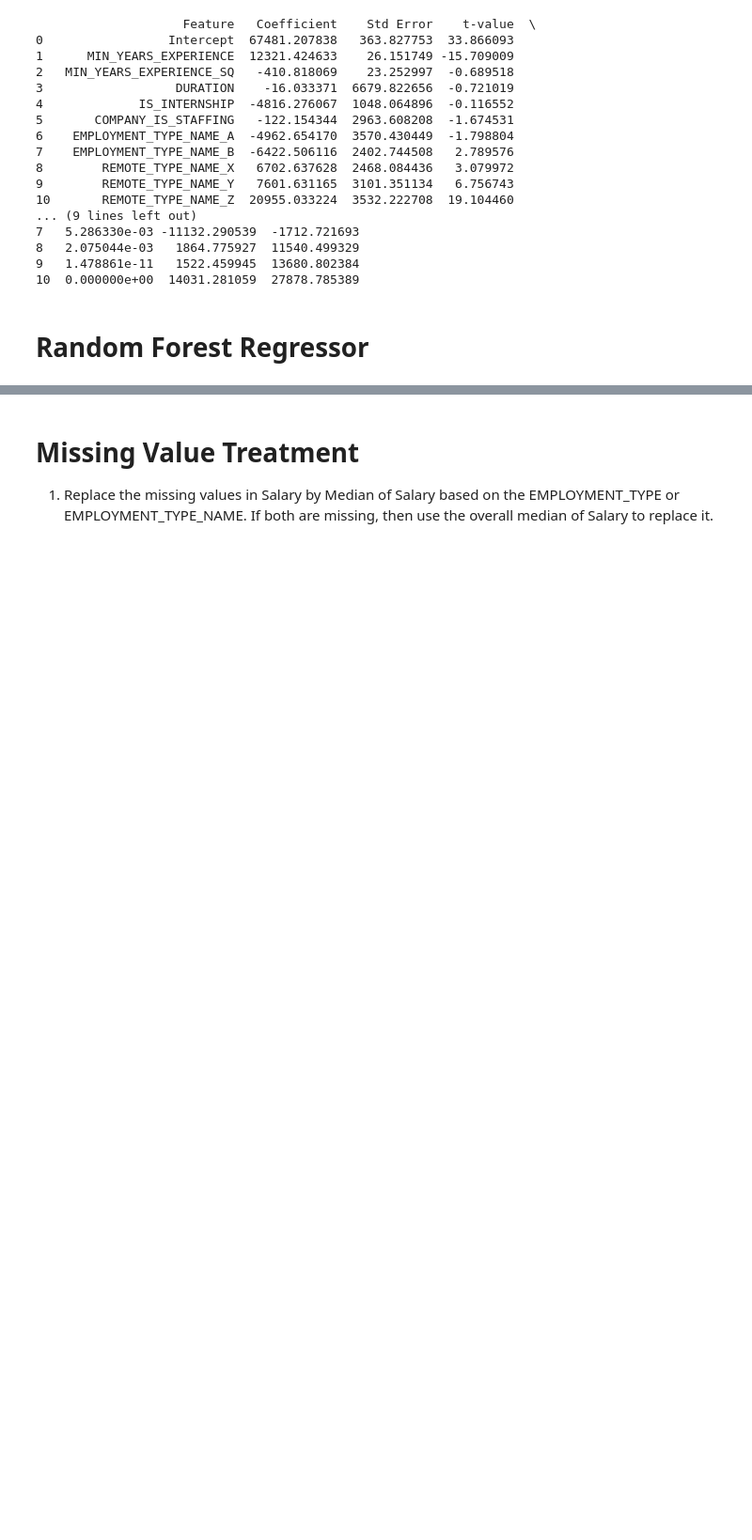
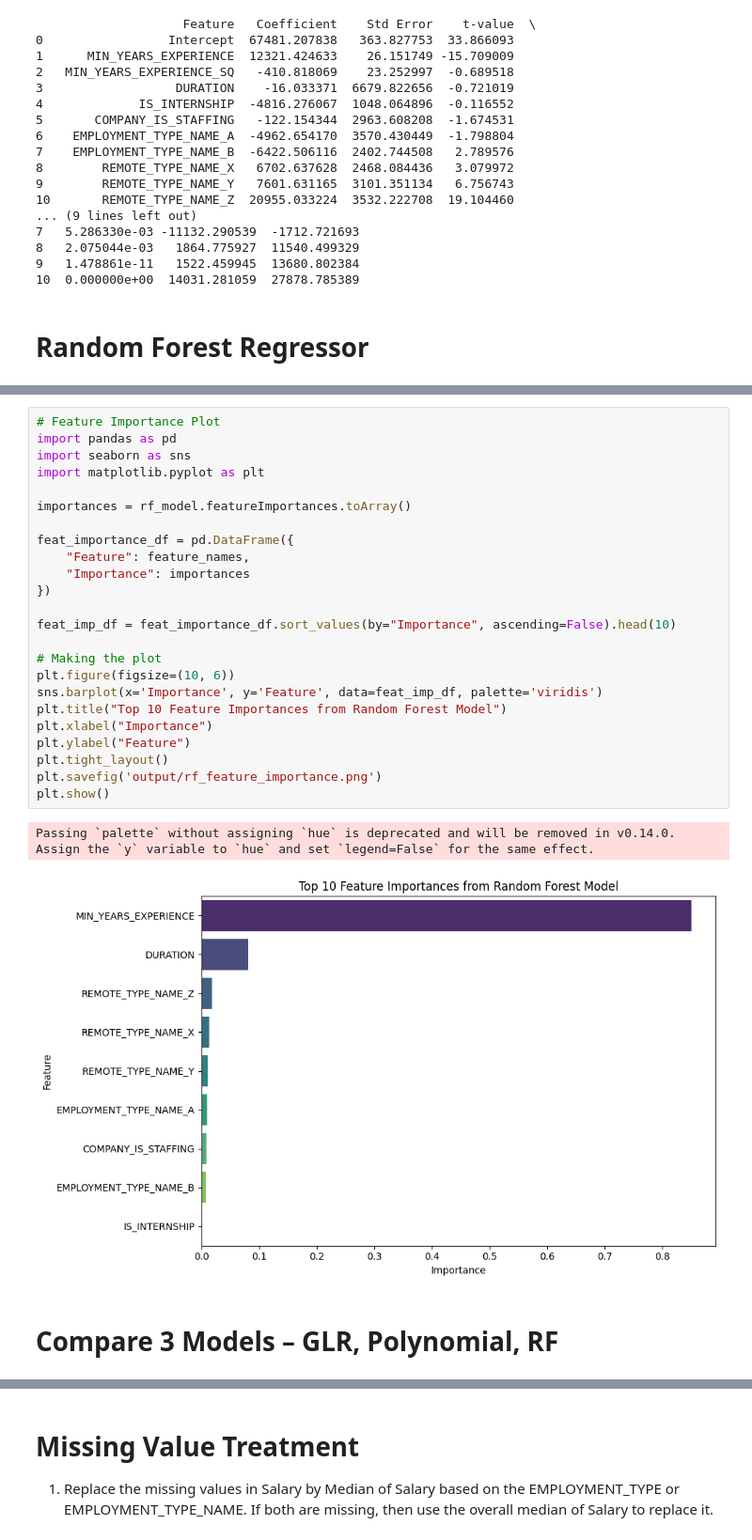
Before and after one commit to met-ad-688/assignment-04-ryanmt1998, a Jupyter notebook: assignment04-ryanmt1998.ipynb, the cells around one changed output, grey strips where cells are left out. Shown at 94% size. Drawn from its saved outputs; the diff is of its cells as text; blank space fills up the shorter version.

```diff
--- a/assignment04-ryanmt1998.ipynb
+++ b/assignment04-ryanmt1998.ipynb
@@ -482,3 +489,32 @@ print("Feature Importances:", rf_model.featureImportances
 +------+------------------+
 only showing top 5 rows
 Feature Importances: (9,[0,1,2,3,4,5,6,7,8],[0.8501759574296253,0.08032999920757751,0.0017161541381864127,0.00854926094422917,0.009713977164382326,0.007732422107921255,0.012865228041169805,0.010307604 ...
+# %%
+# Feature Importance Plot
+import pandas as pd
+import seaborn as sns
+import matplotlib.pyplot as plt
+
+importances = rf_model.featureImportances.toArray()
+
+feat_importance_df = pd.DataFrame({
+    "Feature": feature_names,
+    "Importance": importances
+})
+
+feat_imp_df = feat_importance_df.sort_values(by="Importance", ascending=False).head(10)
+
+# Making the plot
+plt.figure(figsize=(10, 6))
+sns.barplot(x='Importance', y='Feature', data=feat_imp_df, palette='viridis')
+plt.title("Top 10 Feature Importances from Random Forest Model")
+plt.xlabel("Importance")
+plt.ylabel("Feature")
+plt.tight_layout()
+plt.savefig('output/rf_feature_importance.png')
+plt.show()
+# %% [output]
+Passing `palette` without assigning `hue` is deprecated and will be removed in v0.14.0. Assign the `y` variable to `hue` and set `legend=False` for the same effect.
+[figure, added]
+# %% [markdown]
+# Compare 3 Models – GLR, Polynomial, RF
```
Also changed, not shown: parts of 14 cells of this notebook, 1 other file.
